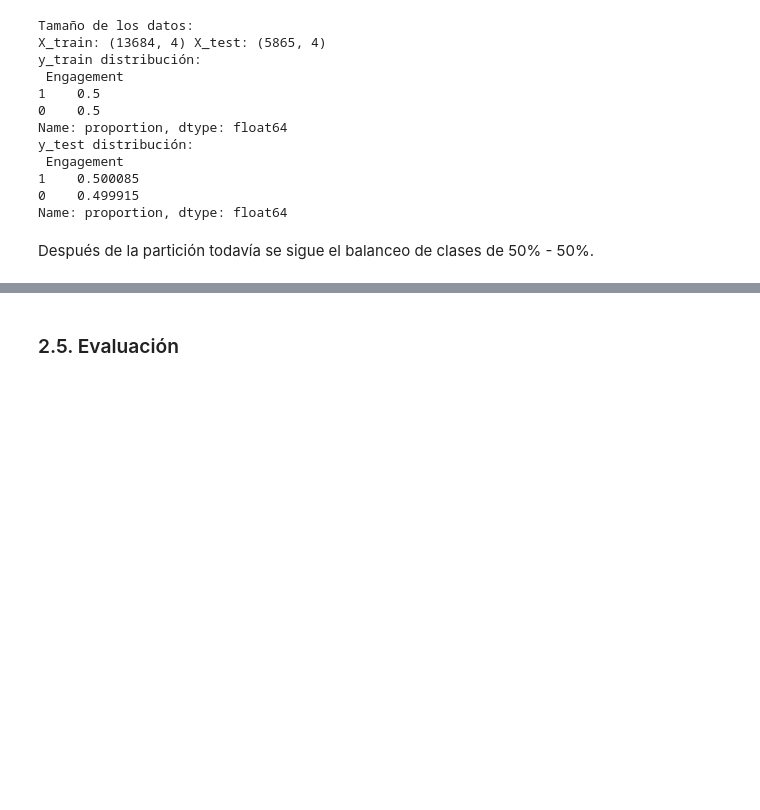
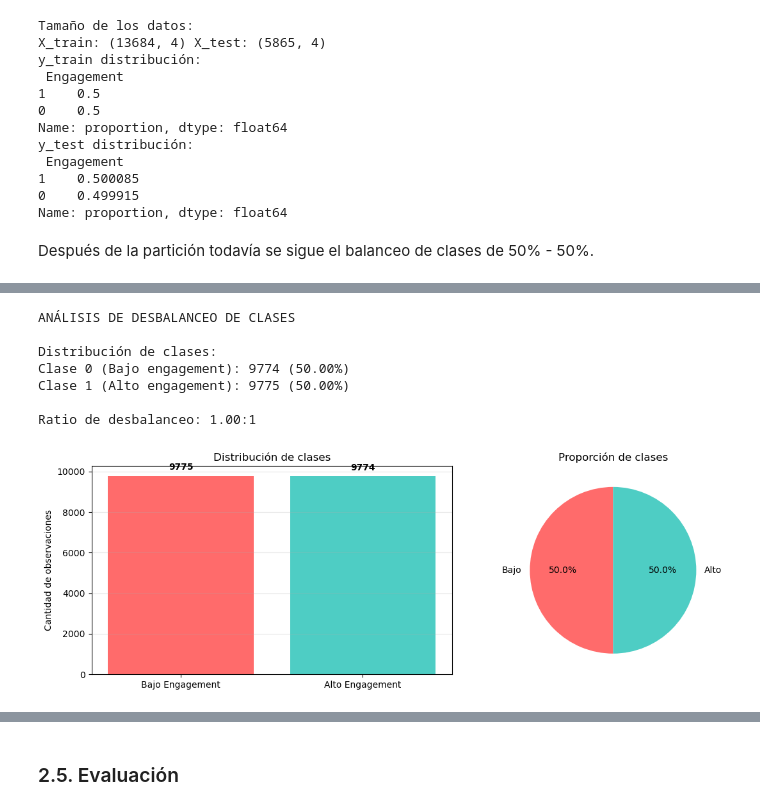
Before and after one commit to Julizzy/proyecto-analitica-c3, a Jupyter notebook: proyecto_C3_grupo4.ipynb, the cells around one changed output, grey strips where cells are left out. Cells and saved outputs as stored; diff of their text form; code cells hidden in the pictures; blank space fills up the shorter version.

Commit message:
Agrega mini secciones para la sección de modelado

```diff
--- a/proyecto_C3_grupo4.ipynb
+++ b/proyecto_C3_grupo4.ipynb
@@ -286,0 +351,79 @@ En esta etapa...
+# %%
+# Análisis del desbalanceo
+print("ANÁLISIS DE DESBALANCEO DE CLASES")
+
+
+# Conteo absoluto y porcentajes
+conteo_clases = df_modelado["Engagement"].value_counts()
+porcentaje_clases = df_modelado["Engagement"].value_counts(normalize=True) * 100
+
+print(f"\nDistribución de clases:")
+print(f"Clase 0 (Bajo engagement): {conteo_clases[0]} ({porcentaje_clases[0]:.2f}%)")
+print(f"Clase 1 (Alto engagement): {conteo_clases[1]} ({porcentaje_clases[1]:.2f}%)")
+
+# Calcular ratio de desbalanceo
+ratio = max(conteo_clases[0], conteo_clases[1]) / min(conteo_clases[0], conteo_clases[1])
+print(f"\nRatio de desbalanceo: {ratio:.2f}:1")
+
+# Visualización
+fig, axes = plt.subplots(1, 2, figsize=(12, 4))
+
+# Gráfico de barras
+axes[0].bar(['Bajo Engagement', 'Alto Engagement'], conteo_clases.values,
+            color=['#FF6B6B', '#4ECDC4'])
+axes[0].set_ylabel('Cantidad de observaciones')
+axes[0].set_title('Distribución de clases')
+axes[0].grid(axis='y', alpha=0.3)
+
+# Agregar valores encima de las barras
+for i, v in enumerate(conteo_clases.values):
+    axes[0].text(i, v + 200, str(v), ha='center', va='bottom', fontweight='bold')
+
+# Gráfico de pastel
+axes[1].pie(conteo_clases.values, labels=['Bajo', 'Alto'], autopct='%1.1f%%',
+            colors=['#FF6B6B', '#4ECDC4'], startangle=90)
+axes[1].set_title('Proporción de clases')
+
+plt.tight_layout()
+plt.show()
+
+# Interpretación del desbalanceo
+
+print("INTERPRETACIÓN DEL DESBALANCEO")
+
+
+if ratio > 1.5:
+    print(f"\n ALERTA: El dataset presenta desbalanceo moderado/significativo.")
+    print(f"   La clase mayoritaria tiene {ratio:.2f} veces más observaciones que la minoritaria.")
+    print("   Recomendación: Aplicar técnicas de balanceo para mejorar el desempeño.")
+    print("\n   Posibles efectos en los modelos:")
+    print("   • El modelo puede sesgarse hacia la clase mayoritaria")
+    print("   • Accuracy puede ser engañosamente alta")
+    print("   • Recall de la clase minoritaria puede ser muy bajo")
+    print("   • El modelo puede no aprender bien los patrones de la clase minoritaria")
+elif ratio > 1.2:
+    print(f"\n El dataset presenta un ligero desbalanceo.")
+    print(f"   La diferencia entre clases es de {ratio:.2f}:1")
+    print("   Recomendación: Monitorear métricas como Recall y Precision por clase.")
+else:
+    print("\n  El dataset está relativamente balanceado.")
+    print(f"   La diferencia entre clases es mínima ({ratio:.2f}:1)")
+    print("   No se requieren técnicas de balanceo agresivas.")
+
+# Mostrar también la distribución en train y test
+print(f"\n--- Distribución en conjunto de entrenamiento ---")
+print(f"Clase 0: {sum(y_train == 0)} ({sum(y_train == 0)/len(y_train)*100:.2f}%)")
+print(f"Clase 1: {sum(y_train == 1)} ({sum(y_train == 1)/len(y_train)*100:.2f}%)")
+
+print(f"\n--- Distribución en conjunto de prueba ---")
+print(f"Clase 0: {sum(y_test == 0)} ({sum(y_test == 0)/len(y_test)*100:.2f}%)")
+print(f"Clase 1: {sum(y_test == 1)} ({sum(y_test == 1)/len(y_test)*100:.2f}%)")
+# %% [output]
+ANÁLISIS DE DESBALANCEO DE CLASES
+
+Distribución de clases:
+Clase 0 (Bajo engagement): 9774 (50.00%)
+Clase 1 (Alto engagement): 9775 (50.00%)
+
+Ratio de desbalanceo: 1.00:1
+[figure, added]
```
Also changed, not shown: parts of 24 cells of this notebook.
